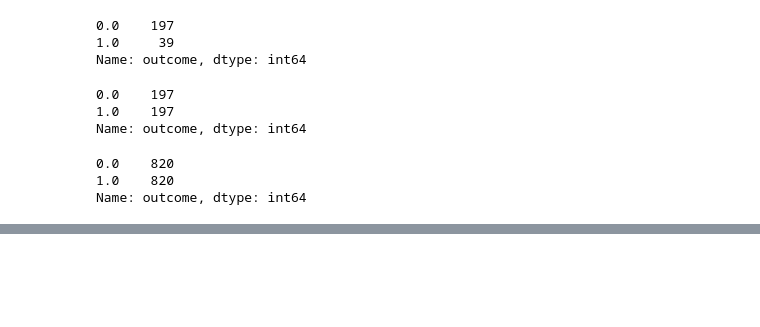
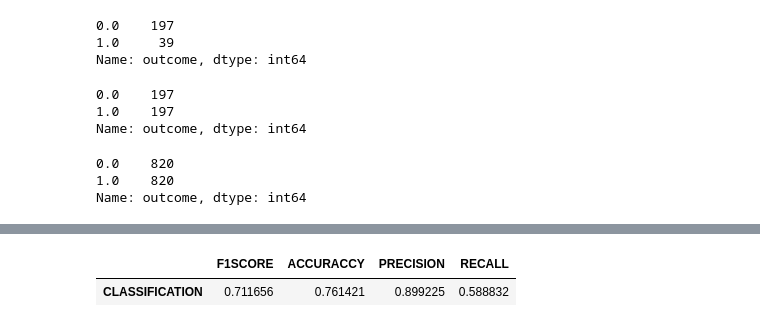
Before and after one commit to isoori/In-Hospital-Mortality-Prediction, a Jupyter notebook: Untitled.ipynb, the cells around one changed output, grey strips where cells are left out. Drawn from its saved outputs; the diff is of its cells as text; code cells hidden in the pictures; blank space fills up the shorter version.

```diff
--- a/Untitled.ipynb
+++ b/Untitled.ipynb
@@ -170,0 +179,14 @@ print(test_scores)
+# %%
+xgb = XGBClassifier()
+model = xgb.fit(X_TRAIN_BALANCE, Y_TRAIN_BALANCE)
+prediction = xgb.predict(X_TEST_BALANCE)
+# %%
+f1=f1_score(Y_TEST_BALANCE,prediction)
+acc=accuracy_score(Y_TEST_BALANCE,prediction)
+pre=precision_score(Y_TEST_BALANCE,prediction)
+rec=recall_score(Y_TEST_BALANCE,prediction)
+
+pd.DataFrame({'F1SCORE':f1,'ACCURACCY':acc,'PRECISION':pre,'RECALL':rec},index=['CLASSIFICATION'])
+# %% [output]
+|  | F1SCORE | ACCURACCY | PRECISION | RECALL |
+| CLASSIFICATION | 0.711656 | 0.761421 | 0.899225 | 0.588832 |
```
Also changed, not shown: parts of 9 cells of this notebook.
